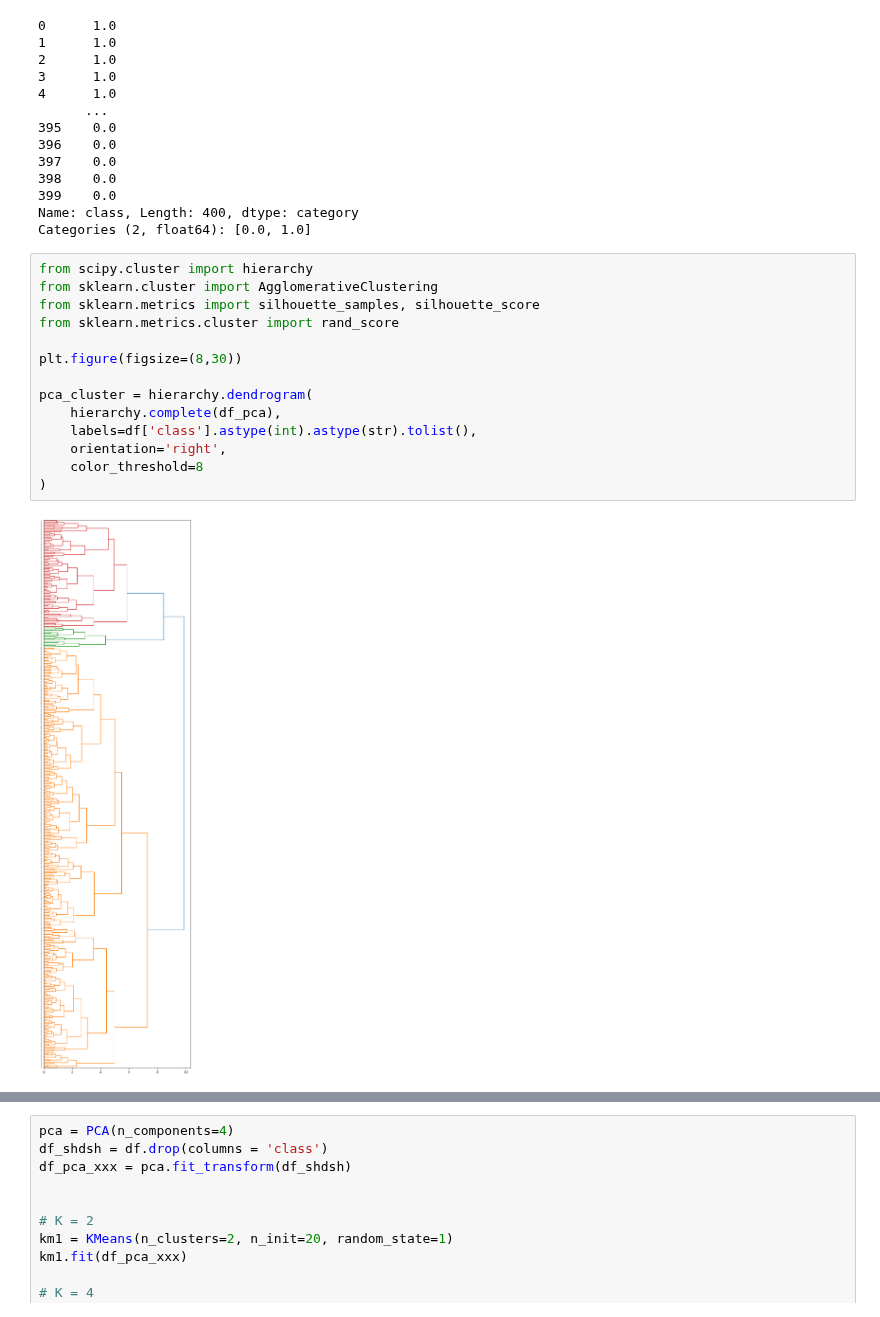
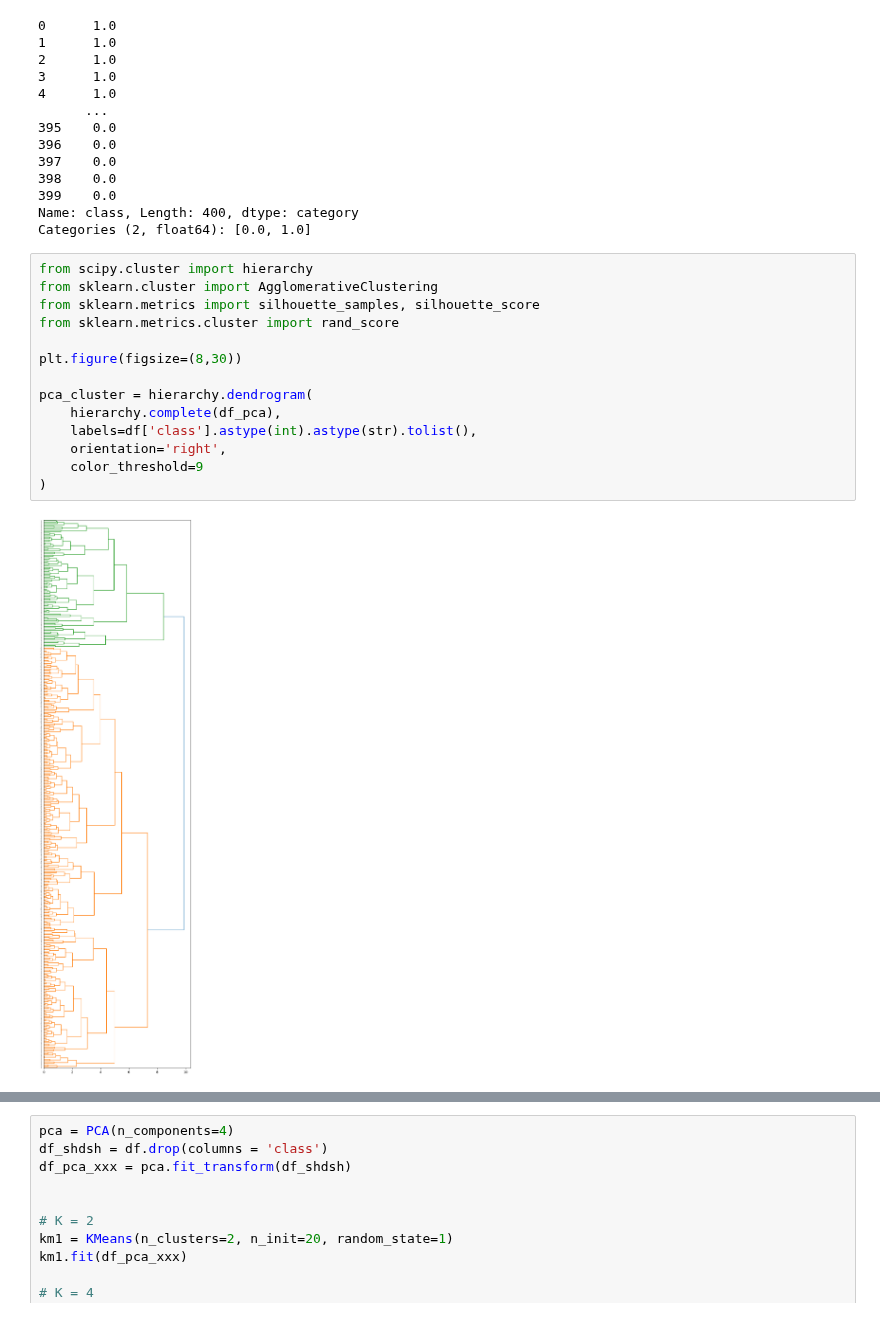
Before and after one commit to Barkesty/Project-Chronic-Kidney-Disease-Classification-Challenge, a Jupyter notebook: project.ipynb, the cells around one changed output, grey strips where cells are left out. Cells and saved outputs as stored; diff of their text form.

```diff
--- a/project.ipynb
+++ b/project.ipynb
@@ -760,19 +742,19 @@ Categories (2, float64): [0.0, 1.0]
 # %%
 from scipy.cluster import hierarchy
 from sklearn.cluster import AgglomerativeClustering
 from sklearn.metrics import silhouette_samples, silhouette_score
 from sklearn.metrics.cluster import rand_score
 
 plt.figure(figsize=(8,30))
 
 pca_cluster = hierarchy.dendrogram(
     hierarchy.complete(df_pca),
     labels=df['class'].astype(int).astype(str).tolist(),
     orientation='right',
-    color_threshold=8
+    color_threshold=9
 )
 # %% [output]
-[figure, old version]
+[figure, new version]
 # %%
 # Perform K—Mean
 
```
Also changed, not shown: parts of 27 cells of this notebook.
